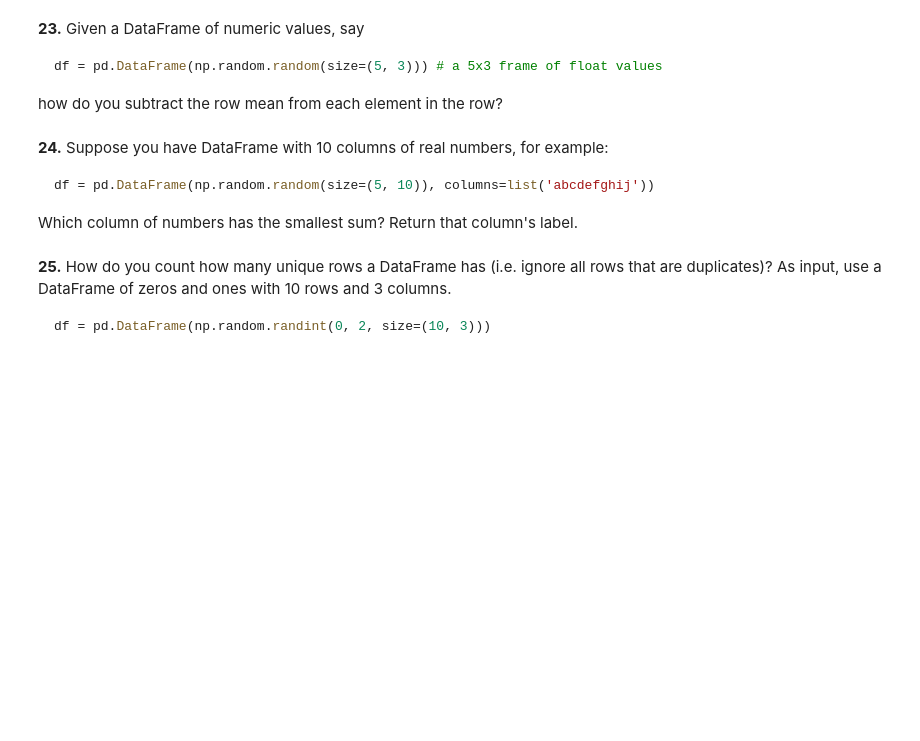
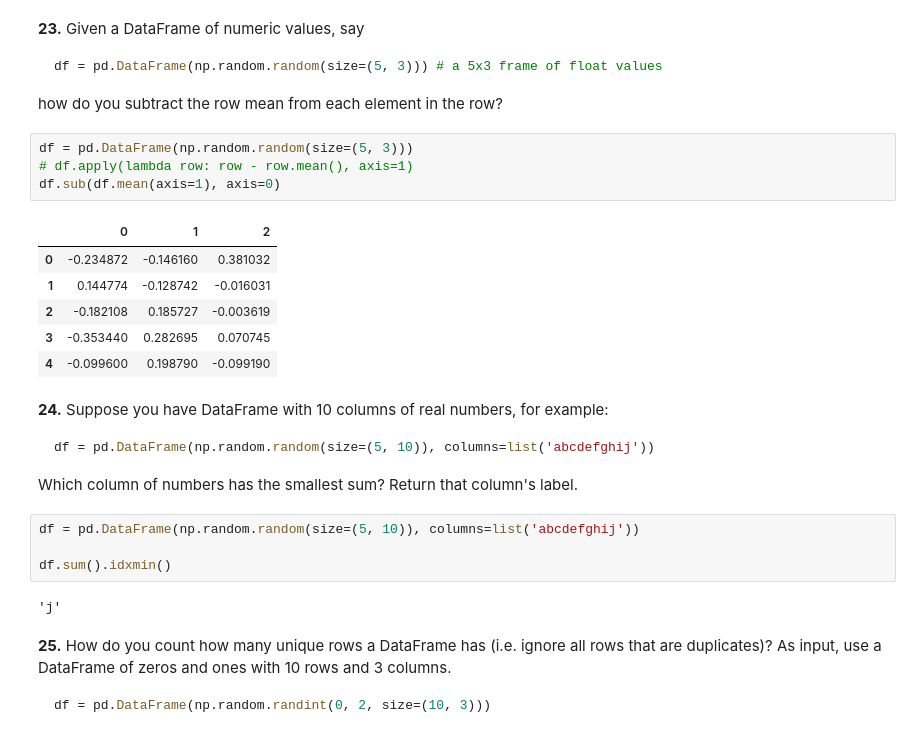
Before and after one commit to sandeshlama7/100-pandas-puzzles, a Jupyter notebook: 100-pandas-puzzles.ipynb, the cells around one changed output. Drawn from its saved outputs; the diff is of its cells as text; blank space fills up the shorter version.

````diff
--- a/100-pandas-puzzles.ipynb
+++ b/100-pandas-puzzles.ipynb
@@ -187,6 +302,17 @@ df = pd.DataFrame(np.random.random(size=(5, 3))) # a 5x3 frame of float values
 ```
 
 how do you subtract the row mean from each element in the row?
+# %%
+df = pd.DataFrame(np.random.random(size=(5, 3)))
+# df.apply(lambda row: row - row.mean(), axis=1)
+df.sub(df.mean(axis=1), axis=0)
+# %% [output]
+|  | 0 | 1 | 2 |
+| 0 | -0.234872 | -0.146160 | 0.381032 |
+| 1 | 0.144774 | -0.128742 | -0.016031 |
+| 2 | -0.182108 | 0.185727 | -0.003619 |
+| 3 | -0.353440 | 0.282695 | 0.070745 |
+| 4 | -0.099600 | 0.198790 | -0.099190 |
 # %% [markdown]
 **24.** Suppose you have DataFrame with 10 columns of real numbers, for example:
 
@@ -194,6 +320,12 @@ how do you subtract the row mean from each element in the row?
 df = pd.DataFrame(np.random.random(size=(5, 10)), columns=list('abcdefghij'))
 ```
 Which column of numbers has the smallest sum?  Return that column's label.
+# %%
+df = pd.DataFrame(np.random.random(size=(5, 10)), columns=list('abcdefghij'))
+
+df.sum().idxmin()
+# %% [output]
+'j'
 # %% [markdown]
 **25.** How do you count how many unique rows a DataFrame has (i.e. ignore all rows that are duplicates)? As input, use a DataFrame of zeros and ones with 10 rows and 3 columns.
 
````
Also changed, not shown: parts of 26 cells of this notebook, 1 other file.
